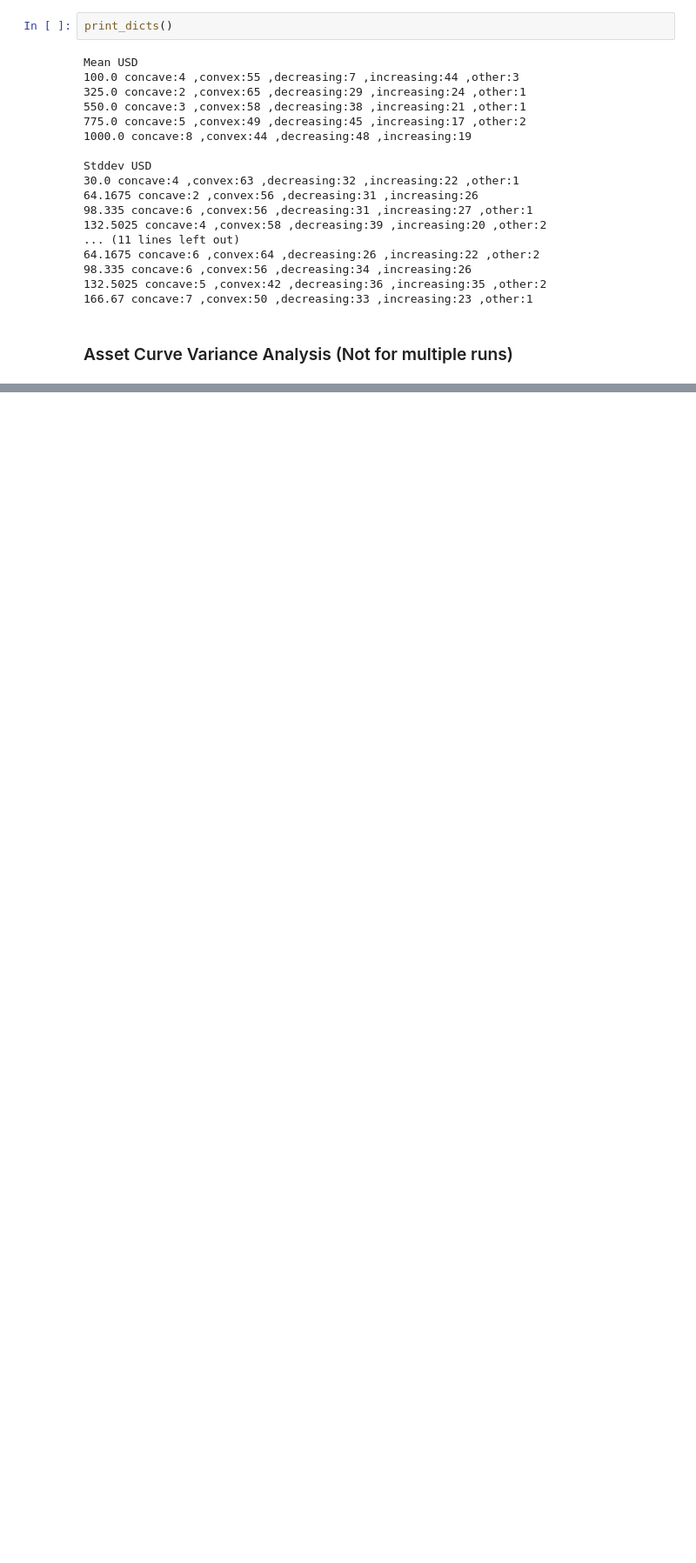
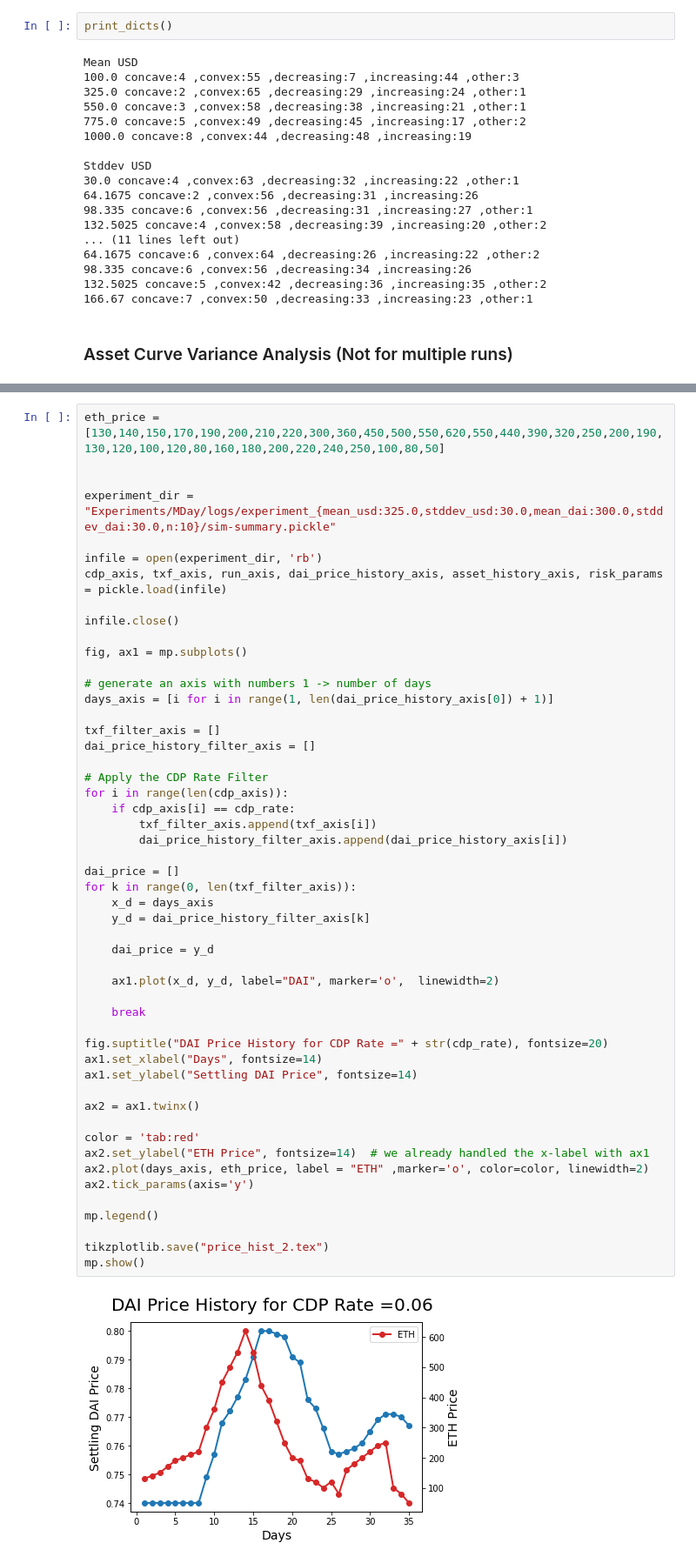
Before and after one commit to ANRGUSC/DAISIM, a Jupyter notebook: Trend-Analyzer.ipynb, the cells around one changed output, grey strips where cells are left out. Shown at 87% size. Cells and saved outputs as stored; diff of their text form; blank space fills up the shorter version.

```diff
--- a/Trend-Analyzer.ipynb
+++ b/Trend-Analyzer.ipynb
@@ -326,0 +351,53 @@ txf_set
+# %%
+eth_price = [130,140,150,170,190,200,210,220,300,360,450,500,550,620,550,440,390,320,250,200,190,130,120,100,120,80,160,180,200,220,240,250,100,80,50]
+
+
+experiment_dir = "Experiments/MDay/logs/experiment_{mean_usd:325.0,stddev_usd:30.0,mean_dai:300.0,stddev_dai:30.0,n:10}/sim-summary.pickle"
+
+infile = open(experiment_dir, 'rb')
+cdp_axis, txf_axis, run_axis, dai_price_history_axis, asset_history_axis, risk_params = pickle.load(infile)
+
+infile.close()
+
+fig, ax1 = mp.subplots()
+
+# generate an axis with numbers 1 -> number of days
+days_axis = [i for i in range(1, len(dai_price_history_axis[0]) + 1)]
+
+txf_filter_axis = []
+dai_price_history_filter_axis = []
+
+# Apply the CDP Rate Filter
+for i in range(len(cdp_axis)):
+    if cdp_axis[i] == cdp_rate:
+        txf_filter_axis.append(txf_axis[i])
+        dai_price_history_filter_axis.append(dai_price_history_axis[i])
+
+dai_price = []
+for k in range(0, len(txf_filter_axis)):
+    x_d = days_axis
+    y_d = dai_price_history_filter_axis[k]
+
+    dai_price = y_d
+
+    ax1.plot(x_d, y_d, label="DAI", marker='o',  linewidth=2)
+
+    break
+
+fig.suptitle("DAI Price History for CDP Rate =" + str(cdp_rate), fontsize=20)
+ax1.set_xlabel("Days", fontsize=14)
+ax1.set_ylabel("Settling DAI Price", fontsize=14)
+
+ax2 = ax1.twinx()
+
+color = 'tab:red'
+ax2.set_ylabel("ETH Price", fontsize=14)  # we already handled the x-label with ax1
+ax2.plot(days_axis, eth_price, label = "ETH" ,marker='o', color=color, linewidth=2)
+ax2.tick_params(axis='y')
+
+mp.legend()
+
+tikzplotlib.save("price_hist_2.tex")
+mp.show()
+# %% [output]
+[figure, added]
```
Also changed, not shown: parts of 21 cells of this notebook, 6 other files.
